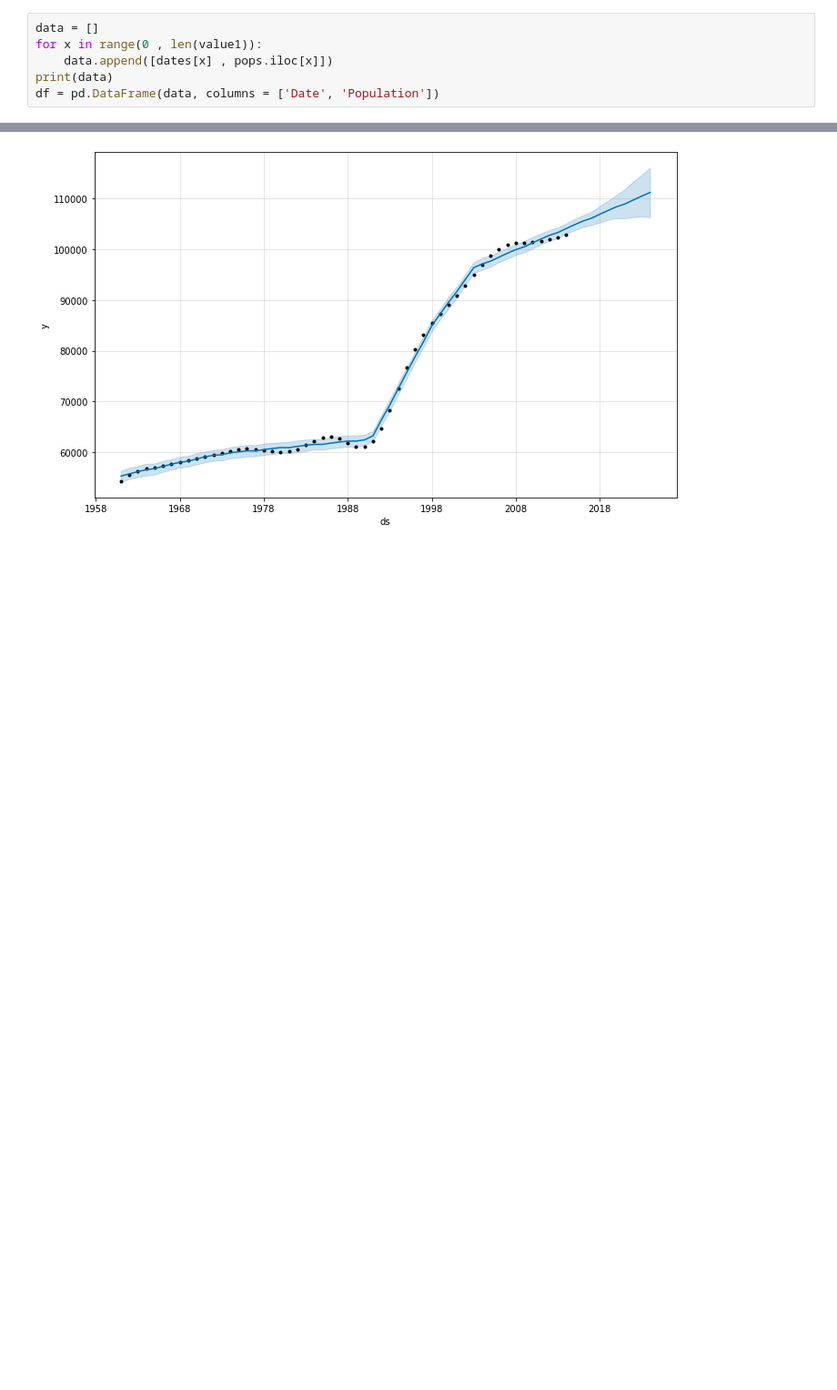
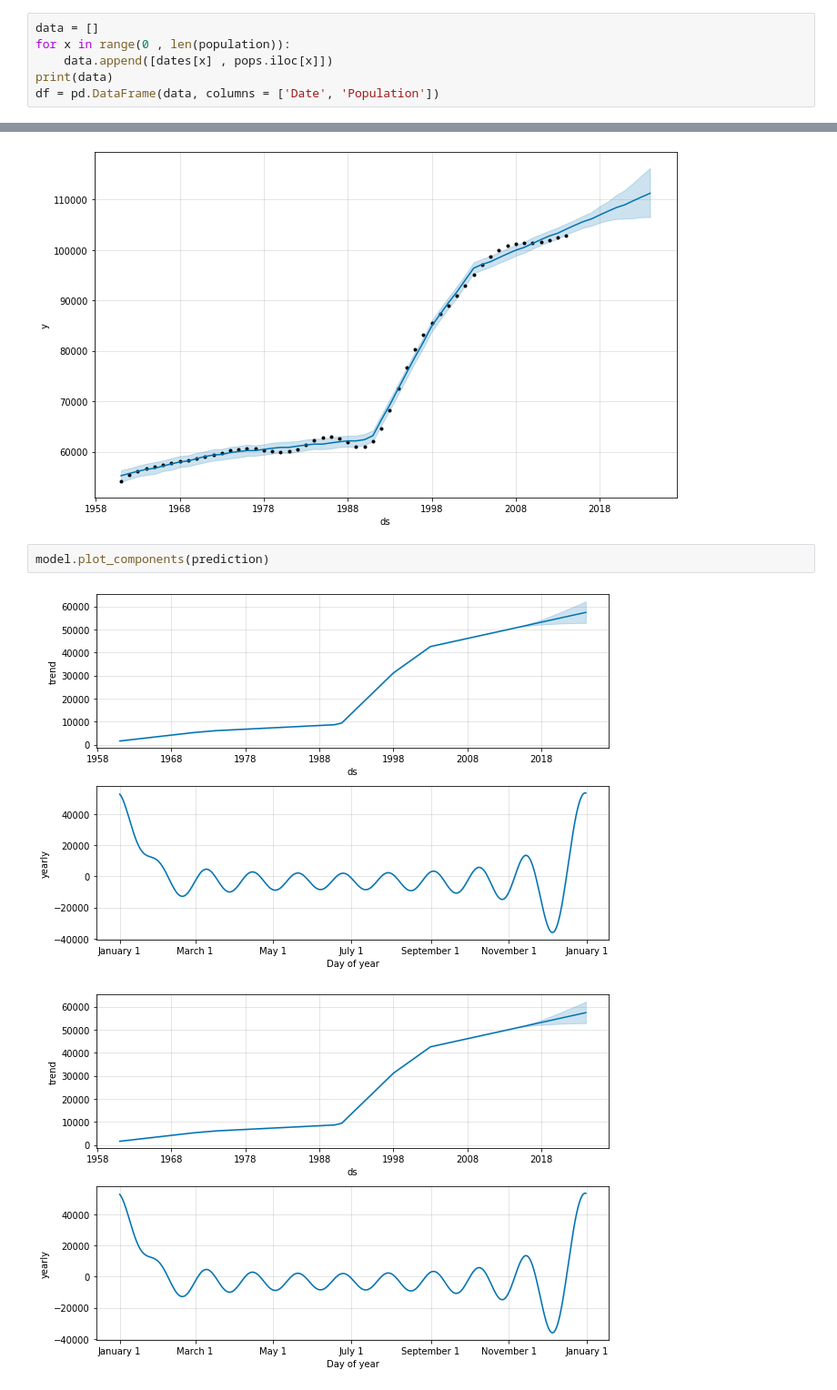
Before and after one commit to ByteOrNibble/BigDataLandscapes, a Jupyter notebook: FinalAssessment.ipynb, the cells around one changed output, grey strips where cells are left out. Shown at 91% size. Cells and saved outputs as stored; diff of their text form; blank space fills up the shorter version.

```diff
--- a/FinalAssessment.ipynb
+++ b/FinalAssessment.ipynb
@@ -158,7 +183,7 @@ print(pops.shape)
 (54,)
 # %%
 data = []
-for x in range(0 , len(value1)):
+for x in range(0 , len(population)):
     data.append([dates[x] , pops.iloc[x]])
 print(data)
 df = pd.DataFrame(data, columns = ['Date', 'Population'])
@@ -234,3 +259,8 @@ model.plot(prediction)
 # %% [output]
 [figure]
 [figure]
+# %%
+model.plot_components(prediction)
+# %% [output]
+[figure, added]
+[figure, added]
```
Also changed, not shown: parts of 67 cells of this notebook.
